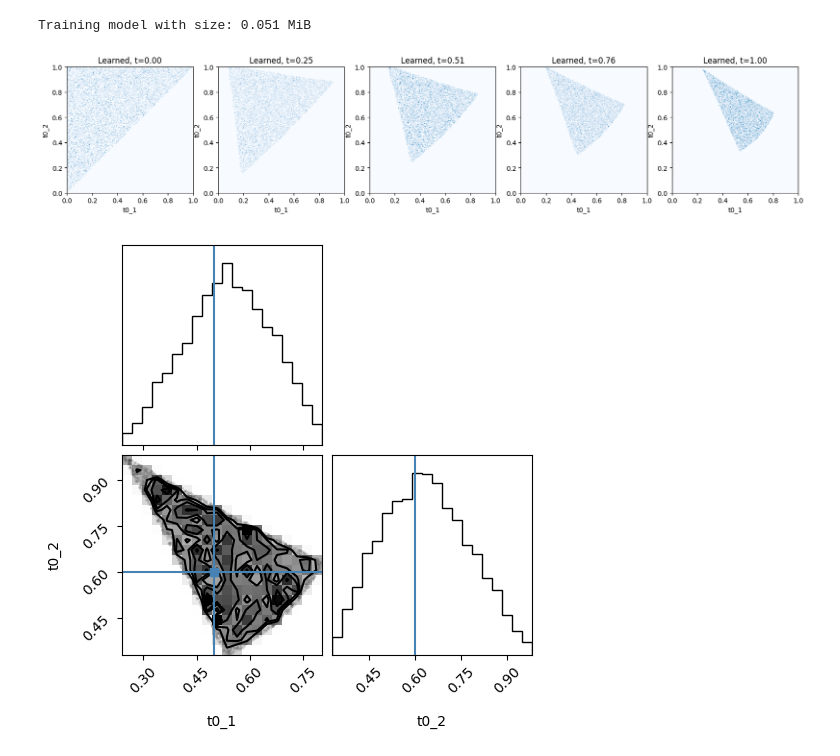
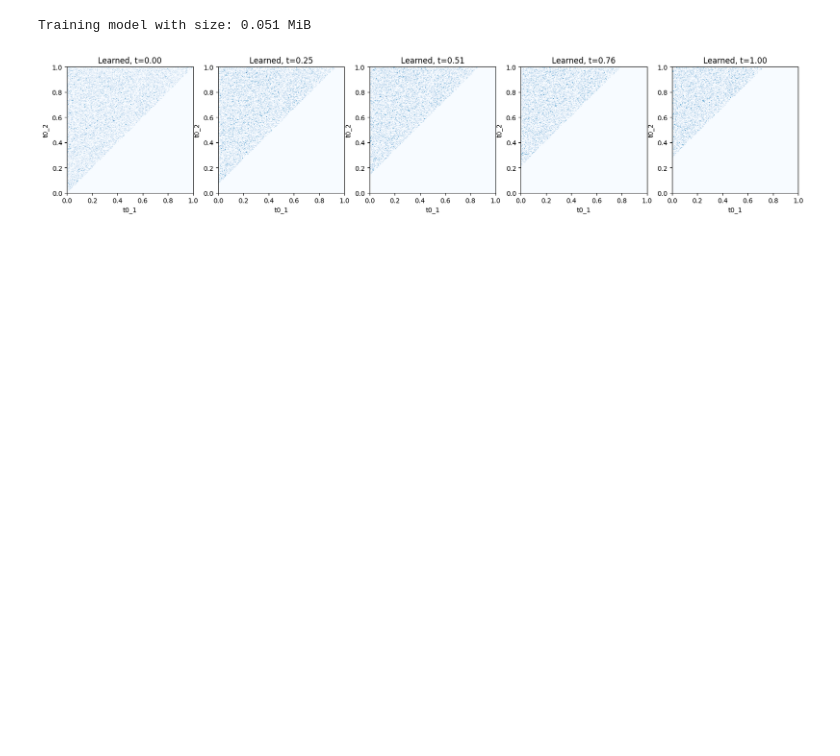
Before and after one commit to Ninavd/FRB-flow, a Jupyter notebook: notebooks/FM_simple_model.ipynb, the cells around one changed output. Cells and saved outputs as stored; diff of their text form; code cells hidden in the pictures; blank space fills up the shorter version.

```diff
--- a/notebooks/FM_simple_model.ipynb
+++ b/notebooks/FM_simple_model.ipynb
@@ -121,15 +124,13 @@ Now want to do guided flow matching, meaning the transformation is guided by a s
 # %%
-# from src.flow_matching.distributions import Prior, Posterior
-
 path = GuidedLinearProbabilityPath(
     p_simple=Prior(),
     p_data=Posterior()
 )
 
 latent_dim = 100
-time_seq_encoder = LightCurveThinner(latent_dim=latent_dim)
+time_seq_encoder = LightCurveThinner(latent_dim)
 
-vector_field = MLPGuidedVectorField(dim=2, hiddens=[64, 64, 32, 16], y_dim=latent_dim, time_seq_encoder=time_seq_encoder)
+vector_field = MLPGuidedVectorField(dim=2, hiddens=[64, 64, 32, 16], time_dim=latent_dim, time_seq_encoder=time_seq_encoder)
 
 trainer = GuidedConditionalFlowMatchingTrainer(path, vector_field)
 losses = trainer.train(2000, device, 5e-4, save_checkpoint=True, batch_size=256)
@@ -140,83 +141,49 @@ Training model with size: 0.051 MiB
 #   Plot Marginal Path of Learned Vector Field  #
 # --------------------------------------------- #
 
-# generate one instance of simulated data to guide prior samples with
-
-# fixed model parameters (NOTE: Should be same as used during training in PairedPosterior)
+# fixed model parameters (NOTE: Should be same as used during training in Posterior)
 N = 2
 time = np.linspace(0, 1.0, 1000)
 amp  = 25.0
 rise = 0.03
 skew = 5
 ybkg = 5.0
-true_t0 = [0.5, 0.6] # NOTE: this has to obey the prior! (i.e. t0_1 < t0_2 < ... < t0_n)
+true_t0 = [0.2, 0.8] # NOTE: this has to obey the prior! (i.e. t0_1 < t0_2 < ... < t0_n)
 
 # generate simulated data for one burst
 burstparams = {
     't0'   : true_t0,
     'amp'  : [amp, amp],
     'rise' : [rise, rise],
     'skew' : [skew, skew]
 }
 
-model = Model(
-    time=time,
-    ncomp=N,
-    burstparams=burstparams,
-    ybkg=ybkg
-    )
-
-simulator = BurstSimulator(model)
-x_counts = torch.Tensor(simulator.simulate_burst())
+# generate one instance of simulated data
+model    = Model(time=time, ncomp=N, burstparams=burstparams, ybkg=ybkg)
+simulator= BurstSimulator(model)
+x_counts = simulator.simulate_burst()
 
 num_samples = 10000  # number of prior samples to transform
 num_marginals = 5   # number of snapshots
 
 # use same data for all prior samples
 simulation_time_resolution = 1000
-simulations = torch.zeros((num_samples, simulation_time_resolution)).to(device)
+simulations = torch.tensor(x_counts, device=device, dtype=torch.float).repeat(num_samples, 1)
 
-for row_nr in range(len(simulations)):
-    simulations[row_nr, :] = x_counts
+# initialize ODE solver
+solver = EulerODESolver(vector_field)
+nts = 100
+ts = torch.linspace(0, 1, nts).to(device)
 
-# Initialize ODE solver
-solver = EulerODESolver(vector_field)
-ts = torch.linspace(0, 1, 100).to(device)
-
-# simulate ODE starting from x0   # TODO: should simulation be from the one used in training?
-x0 = path.p_simple.sample(num_samples)
-xts = solver.solve_with_trajectory(x0, ts.view(1, -1, 1).expand(num_samples,-1,1), y=simulations)
+# simulate ODE starting from x0
+x0 = path.p_simple.sample(num_samples).to(device)
+xts = solver.solve_with_trajectory(x0, ts.view(1, nts, 1).expand(num_samples, nts, 1), y=simulations)
 
 # only save num_marginals snapshots
-record_every_idxs = record_every(len(ts), len(ts) // (num_marginals - 1))
-xts = xts[:,record_every_idxs,:]
+record_every_idxs = record_every(nts, nts // (num_marginals - 1))
+xts = xts[:, record_every_idxs, :]
 
 # plot snapshots of marginal path
-plt.figure(figsize=(20, 5))
-
-for idx in range(xts.shape[1]):
-    xx = xts[:,idx,:]
-    t = ts.cpu()[record_every_idxs[idx]]
-
-    plt.subplot(1, num_marginals, idx + 1)
-
-    # plt.hist2d(x=xx[:, 0], y=xx[:, 1], bins=50, cmap='Blues')
-    hist2d_samples(xx, range=[[0,1], [0,1]], percentile=100, cmap='Blues')
-    plt.title(f"Learned, t={t:.2f}")
-    plt.xlabel(f"t0_1")
-    plt.ylabel(f"t0_2")
-
-    plt.xlim(0, 1)
-    plt.ylim(0, 1)
-
-plt.show()
-
-# TODO: Plot t=1 like a corner plot ?
-from corner import corner
-
-# print(xx, type(xx), xx.shape)
-fig = corner(xx.numpy(), labels=["t0_1", "t0_2"], truths=np.array(true_t0))
-fig.show()
+final_snapshot = plot_snapshots(xts, ts, record_every_idxs, num_marginals, show=False)
 # %% [output]
-[figure, old version]
+[figure, new version]
-[figure, removed]
```
Also changed, not shown: parts of 5 cells of this notebook, 1 other file.
